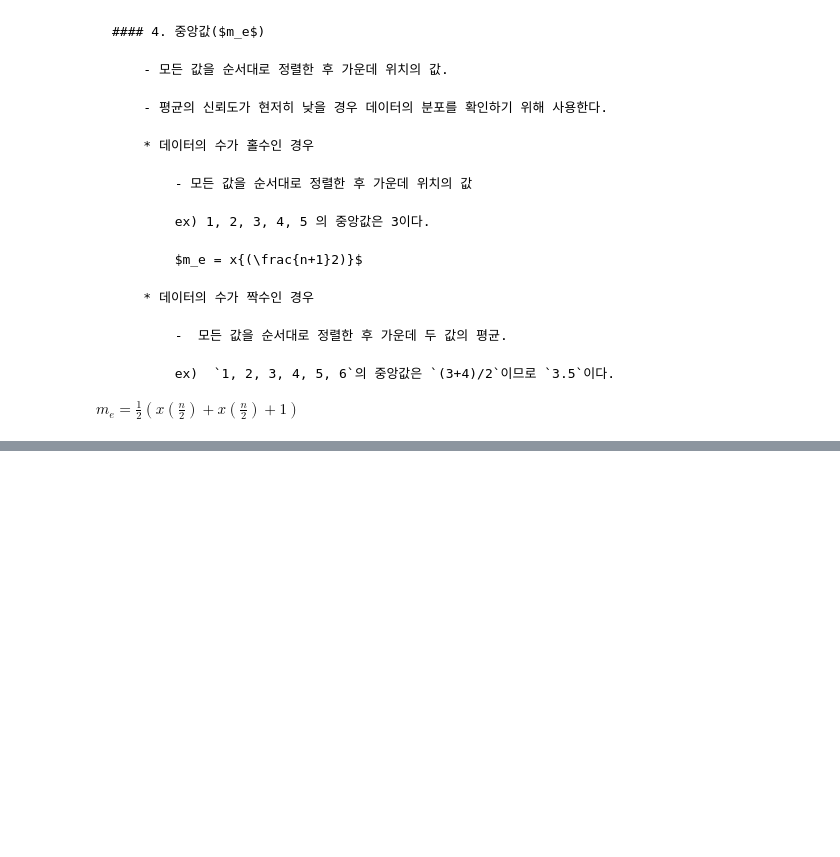
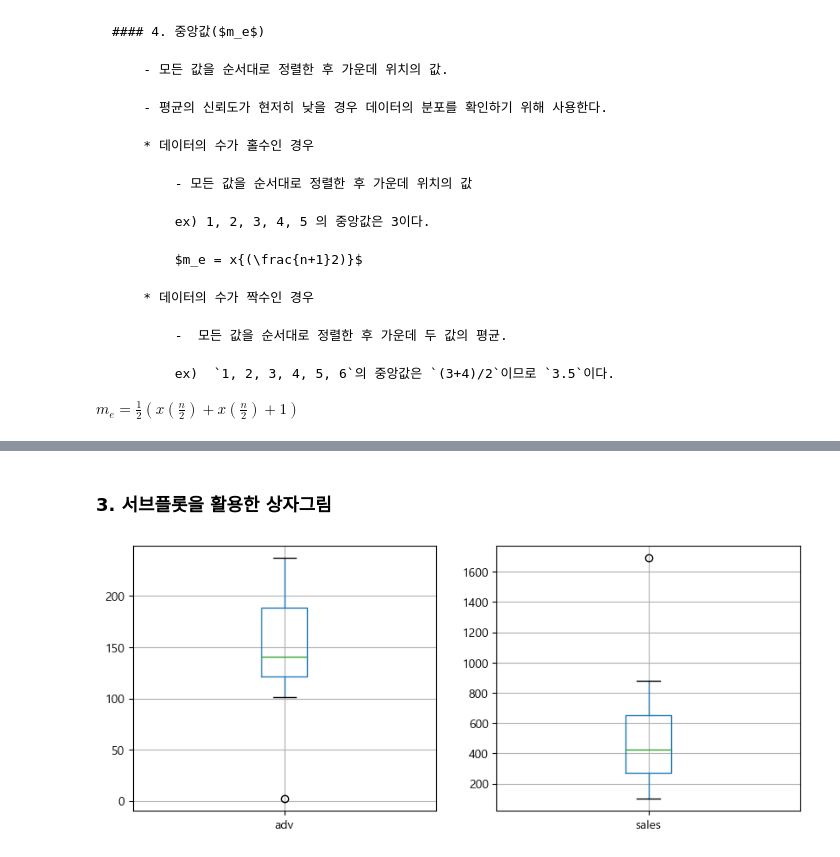
Before and after one commit to MDBluequasar/BigdatamegaIT, a Jupyter notebook: 수업내용/D_탐색적_데이터/02_기술통계/01_기초통계량.ipynb, the cells around one changed output, grey strips where cells are left out. Saved outputs shown, nothing was run; the diff lists cells and outputs as text; code cells hidden in the pictures; blank space fills up the shorter version.

```diff
--- a/수업내용/D_탐색적_데이터/02_기술통계/01_기초통계량.ipynb
+++ b/수업내용/D_탐색적_데이터/02_기술통계/01_기초통계량.ipynb
@@ -152,0 +299,10 @@ $m_e = \frac{1}{2}{({x{(\frac{n}{2})} + {x{(\frac{n}{2})+1}}})}$
+# %% [markdown]
+### 3. 서브플롯을 활용한 상자그림
+# %%
+fig, (ax1, ax2) = plt.subplots(1, 2, figsize=(10, 4))
+df.boxplot(['adv'], ax=ax1)
+df.boxplot(['sales'], ax=ax2)
+plt.show()
+plt.close()
+# %% [output]
+[figure, added]
```
Also changed, not shown: parts of 36 cells of this notebook, 14 other files.
